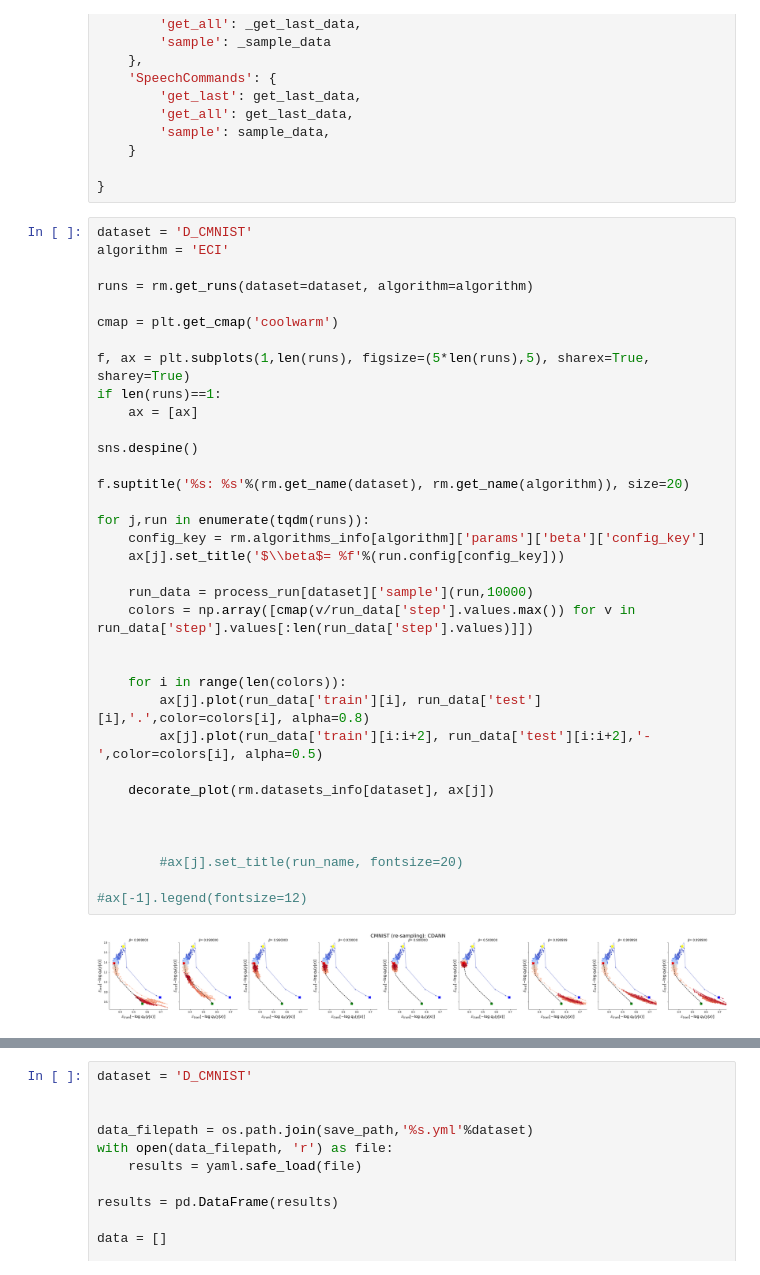
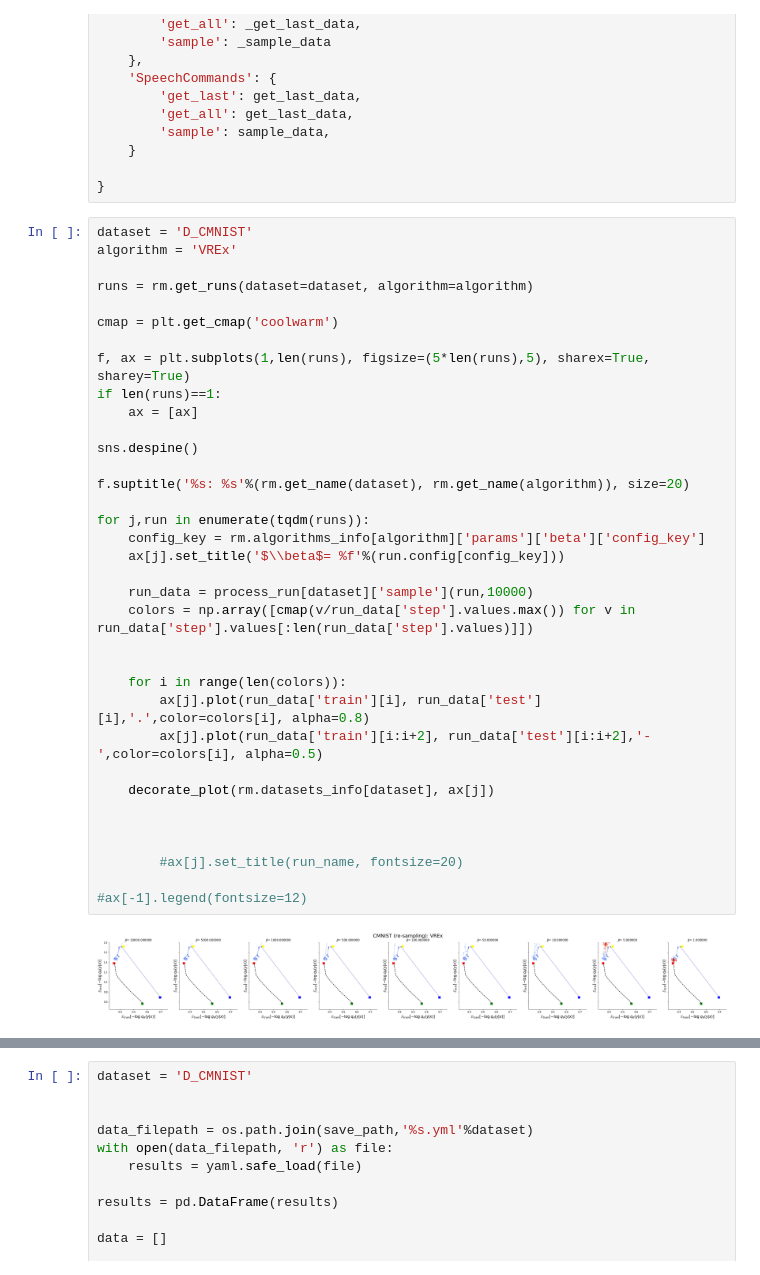
Before and after one commit to mfederici/JADE, a Jupyter notebook: results.ipynb, the cells around one changed output, grey strips where cells are left out. Saved outputs shown, nothing was run; the diff lists cells and outputs as text.

```diff
--- a/results.ipynb
+++ b/results.ipynb
@@ -249,41 +249,41 @@ process_run = {
 }
 # %%
 dataset = 'D_CMNIST'
-algorithm = 'ECI'
+algorithm = 'VREx'
 
 runs = rm.get_runs(dataset=dataset, algorithm=algorithm)
 
 cmap = plt.get_cmap('coolwarm')
 
 f, ax = plt.subplots(1,len(runs), figsize=(5*len(runs),5), sharex=True, sharey=True)
 if len(runs)==1:
     ax = [ax]
 
 sns.despine()
 
 f.suptitle('%s: %s'%(rm.get_name(dataset), rm.get_name(algorithm)), size=20)
 
 for j,run in enumerate(tqdm(runs)):
     config_key = rm.algorithms_info[algorithm]['params']['beta']['config_key']
     ax[j].set_title('$\\beta$= %f'%(run.config[config_key]))
 
     run_data = process_run[dataset]['sample'](run,10000)
     colors = np.array([cmap(v/run_data['step'].values.max()) for v in run_data['step'].values[:len(run_data['step'].values)]])
 
 
     for i in range(len(colors)):
         ax[j].plot(run_data['train'][i], run_data['test'][i],'.',color=colors[i], alpha=0.8)
         ax[j].plot(run_data['train'][i:i+2], run_data['test'][i:i+2],'-',color=colors[i], alpha=0.5)
 
     decorate_plot(rm.datasets_info[dataset], ax[j])
 
 
 
         #ax[j].set_title(run_name, fontsize=20)
 
 #ax[-1].legend(fontsize=12)
 # %% [output]
-[figure, old version]
+[figure, new version]
 # %%
 dataset = 'D_CMNIST'
 
```
Also changed, not shown: parts of 3 cells of this notebook, 2 other files.
